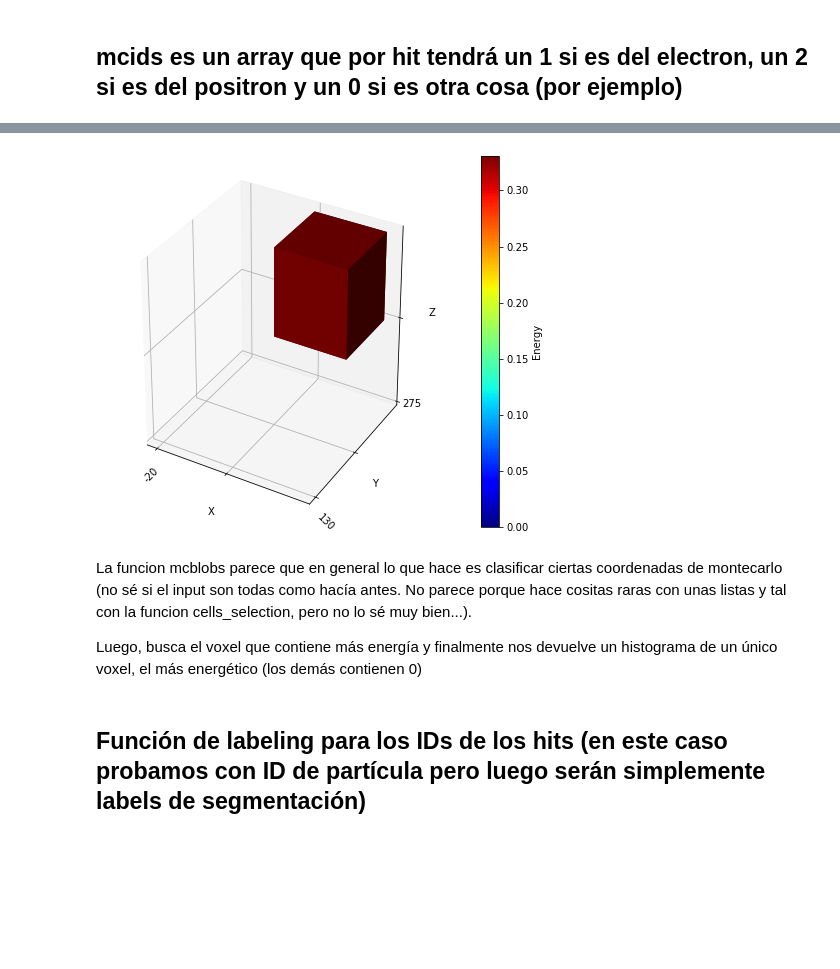
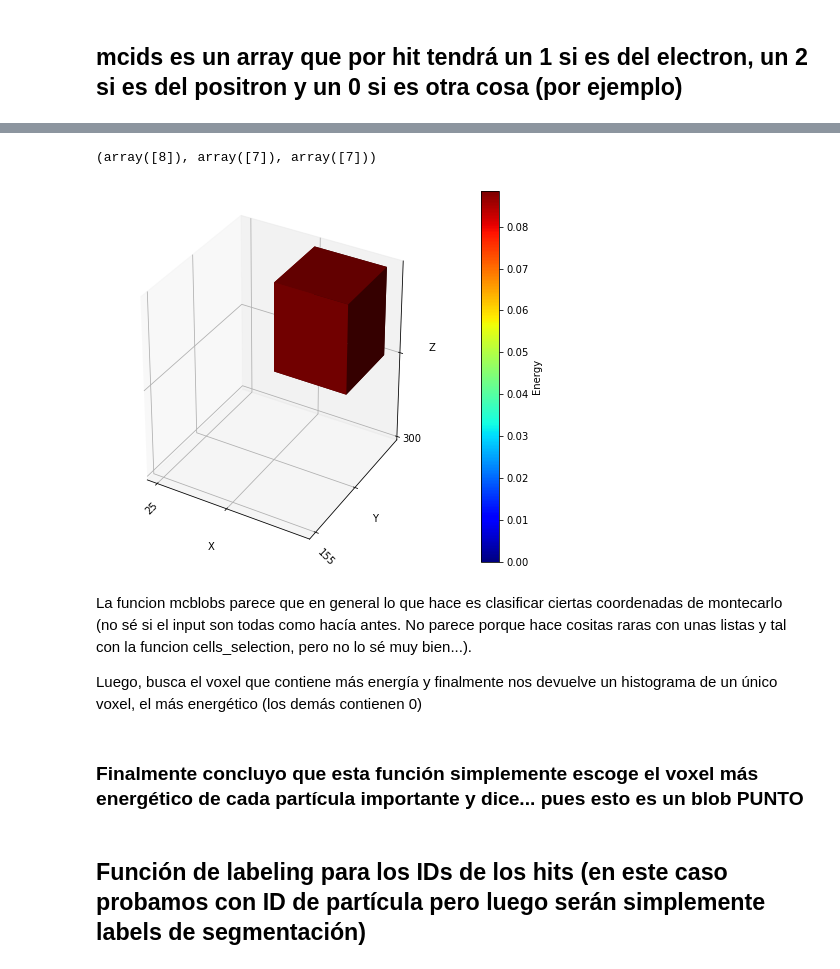
Before and after one commit to martinperezmaneiro/data_labelling, a Jupyter notebook: examples/prueba_funciones_clouds.ipynb, the cells around one changed output, grey strips where cells are left out. Drawn from its saved outputs; the diff is of its cells as text; code cells hidden in the pictures; blank space fills up the shorter version.

```diff
--- a/examples/prueba_funciones_clouds.ipynb
+++ b/examples/prueba_funciones_clouds.ipynb
@@ -162,7 +164,7 @@ def get_event_id(cutnum, ev_num):
 # %% [markdown]
 A este no tiene mucho sentido hacerle test i guess...
 # %%
-N = 33
+N = 0 #33
 # %%
 nevent = get_event_id(cutnum, N)
 # %% [markdown]
@@ -792,2 +754,18 @@ def mcblobs(img, mccoors, mcenes, mcids, steps = None, x0 = None):
+# %%
+def mcblobs(img, mccoors, mcenes, mcids, bins):
+
+    mcblob = np.zeros(img.shape).flatten() #array of zeros with the size of xbinlen * ybinlen * zbinlen
+
+    for i in (1, 2):
+        sel     = mcids == i
+        if (np.sum(sel) <= 0): continue
+        icoors  = cells_selection(mccoors, sel)
+
+        etrk, _ = np.histogramdd(icoors, bins, weights = mcenes[sel])
+
+        imask   = np.argmax(etrk) #busca el bin con mayor energía (da la posicion como entero, es decir, para localizarlo en un flatten)
+        mcblob[imask] = etrk.flatten()[imask] #mete en el mapa de coordenadas vacío el voxel con el valor más grande del histograma anterior...
+
+    return mcblob.reshape(img.shape)
 # %% [markdown]
 ## mcids es un array que por hit tendrá un 1 si es del electron, un 2 si es del positron y un 0 si es otra cosa (por ejemplo)
@@ -796,3 +772,10 @@ blob = mcblobs(detector_frame, mccoors, eners, 2, steps = voxel_size, x0 = start
+# %%
+mcids = []
+for i in range(len(eners)):
+    mcids.append(random.randint(0, 2))
+mcids = np.array(mcids)
+# %%
+blob = mcblobs(reduced_frame, mccoors.T, eners, mcids, reduced_bins)
 # %%
 blob.max()
 # %% [output]
@@ -800,11 +783,17 @@ blob.max()
+# %%
+blob.nonzero()
+# %% [output]
+(array([8]), array([7]), array([7]))
 # %%
-plot_3d_histo_vox(blob, detector_bins)
+plot_3d_histo_vox(blob, reduced_bins)
 # %% [output]
-[figure, old version]
+[figure, new version]
 # %% [markdown]
 La funcion mcblobs parece que en general lo que hace es clasificar ciertas coordenadas de montecarlo (no sé si el input son todas como hacía antes. No parece porque hace cositas raras con unas listas y tal con la funcion cells_selection, pero no lo sé muy bien...).
 
 Luego, busca el voxel que contiene más energía y finalmente nos devuelve un histograma de un único voxel, el más energético (los demás contienen 0)
+# %% [markdown]
+### Finalmente concluyo que esta función simplemente escoge el voxel más energético de cada partícula importante y dice... pues esto es un blob PUNTO
 # %% [markdown]
 ## Función de labeling para los IDs de los hits (en este caso probamos con ID de partícula pero luego serán simplemente labels de segmentación)
 # %% [markdown]
```
Also changed, not shown: parts of 24 cells of this notebook.
